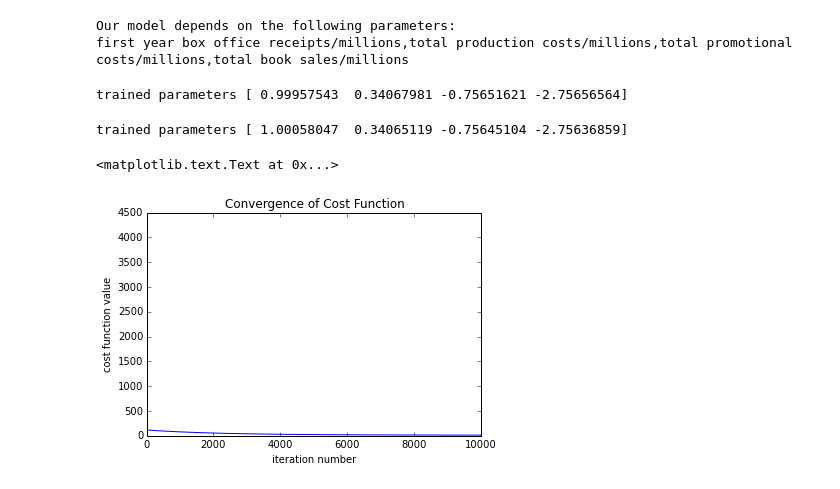
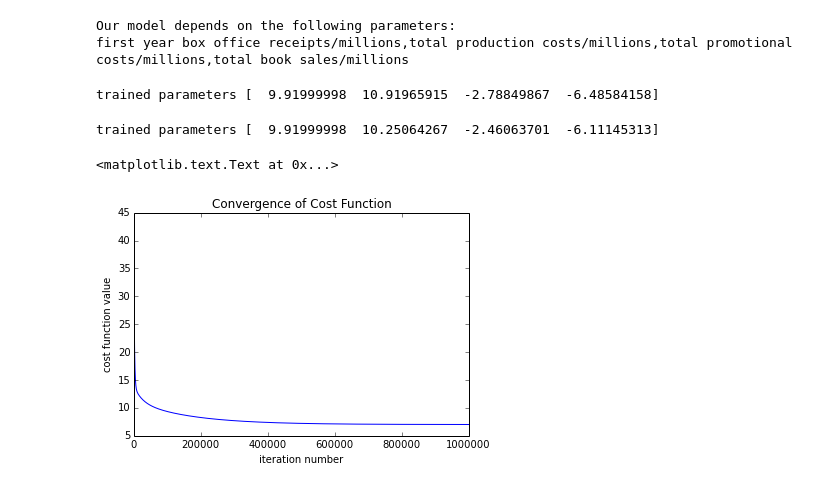
Before and after one commit to stand-by/MachineLearning_algorithms, a Jupyter notebook: examples/linear_regression.ipynb, the cells around one changed output. Drawn from its saved outputs; the diff is of its cells as text; code cells hidden in the pictures.

Commit message:
add feature normalization to multidimensional example

```diff
--- a/examples/linear_regression.ipynb
+++ b/examples/linear_regression.ipynb
@@ -117,24 +117,28 @@ print parameters
 # %% [output]
 Our model depends on the following parameters:
 first year box office receipts/millions,total production costs/millions,total promotional costs/millions,total book sales/millions
+# %%
+#apply normalization and scaling
+import preprocess
+X = preprocess.get_normalized_and_scaled(X)
 # %%
 model = linear_regression.LinearRegression(X,y)
 # %%
 model.train_normal_equation()
 print "trained parameters", model.theta
 # %% [output]
-trained parameters [ 0.99957543  0.34067981 -0.75651621 -2.75656564]
+trained parameters [  9.91999998  10.91965915  -2.78849867  -6.48584158]
 # %%
 model.train_batch(0.0001,0.00000001,1000000,np.array([10.0,0.0,10.0,0.0]))
 print "trained parameters", model.theta
 # %% [output]
-trained parameters [ 1.00058047  0.34065119 -0.75645104 -2.75636859]
+trained parameters [  9.91999998  10.25064267  -2.46063701  -6.11145313]
 # %%
-plt.plot(model.minimization_trace[2][:10000],'b-')
+plt.plot(model.minimization_trace[2],'b-')
 plt.xlabel("iteration number")
 plt.ylabel("cost function value")
 plt.title("Convergence of Cost Function")
 #we have got troubles with batch gonvegrence, because of unnormalized data
 # %% [output]
 <matplotlib.text.Text at 0x...>
-[figure, old version]
+[figure, new version]
```
